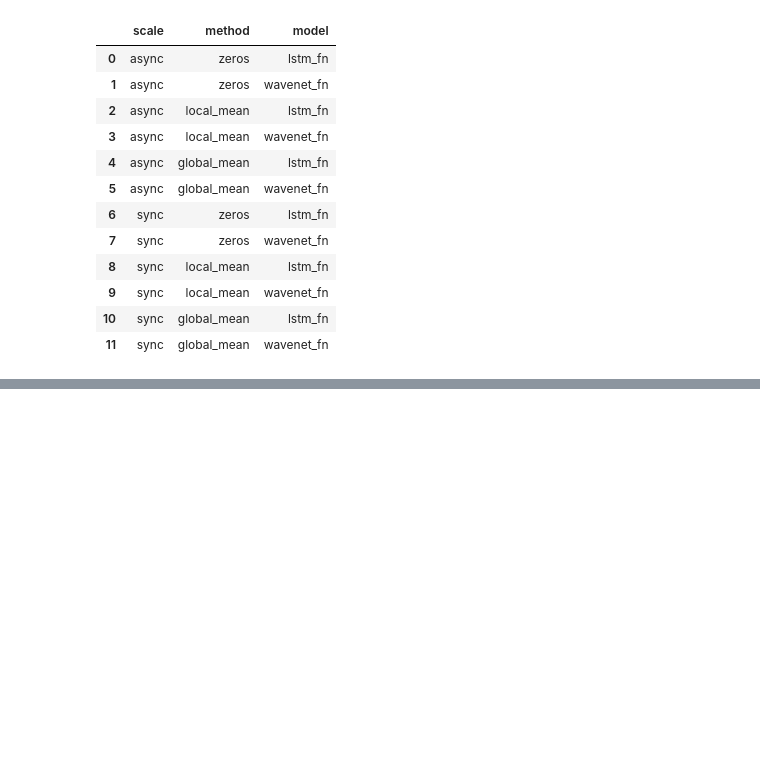
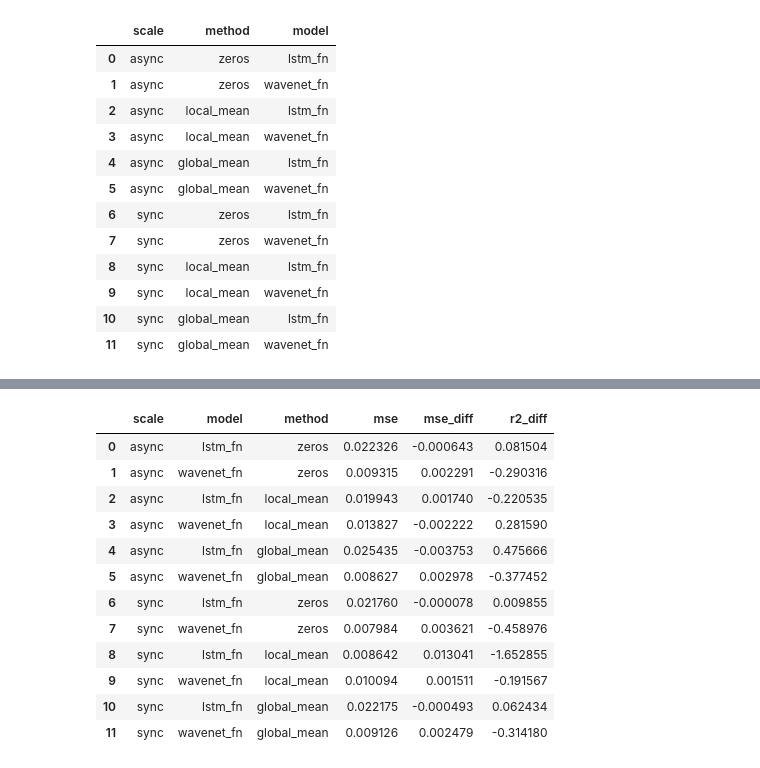
Before and after one commit to dungthuapps/tsx, a Jupyter notebook: notebooks/tsx-eval-qm.ipynb, the cells around one changed output, grey strips where cells are left out. Drawn from its saved outputs; the diff is of its cells as text; code cells hidden in the pictures; blank space fills up the shorter version.

Commit message:
Add new notebook for quality measure of explanations

```diff
--- a/notebooks/tsx-eval-qm.ipynb
+++ b/notebooks/tsx-eval-qm.ipynb
@@ -204,0 +160,2 @@ _ = pd.DataFrame(x_arr_new.T, columns=x_df.columns).plot(subplots=1)
+# %%
+explanations = np.load('data/explanations.npy', allow_pickle=True)
@@ -204,0 +267,5 @@ _ = pd.DataFrame(x_arr_new.T, columns=x_df.columns).plot(subplots=1)
+# %%
+eva_df = pd.DataFrame(list(explanations))
+eva_df = eva_df.drop("xcoef", axis=1)
+eva_df["mse_diff"] = eva_df.eval("mse_original - mse")
+eva_df["r2_diff"] = eva_df.eval("r2_original - r2")
@@ -204,0 +288,27 @@ _ = pd.DataFrame(x_arr_new.T, columns=x_df.columns).plot(subplots=1)
+# %%
+def highlight_max(s):
+    is_max = (s == s.max())
+    return ['background-color: yellow' if v else '' for v in is_max]
+
+def highlight_min(s):
+    is_min = s == s.min()
+    return ['color: %s' % 'red' if v else 'black' for v in is_min]
+
+tt = eva_df.loc[:, ["scale", "model", "method", "mse","mse_diff", "r2_diff"]]
+tt.style\
+    .apply(highlight_max, subset=['r2_diff'])\
+    .apply(highlight_min, subset=['mse_diff'])
+# %% [output]
+|  | scale | model | method | mse | mse_diff | r2_diff |
+| 0 | async | lstm_fn | zeros | 0.022326 | -0.000643 | 0.081504 |
+| 1 | async | wavenet_fn | zeros | 0.009315 | 0.002291 | -0.290316 |
+| 2 | async | lstm_fn | local_mean | 0.019943 | 0.001740 | -0.220535 |
+| 3 | async | wavenet_fn | local_mean | 0.013827 | -0.002222 | 0.281590 |
+| 4 | async | lstm_fn | global_mean | 0.025435 | -0.003753 | 0.475666 |
+| 5 | async | wavenet_fn | global_mean | 0.008627 | 0.002978 | -0.377452 |
+| 6 | sync | lstm_fn | zeros | 0.021760 | -0.000078 | 0.009855 |
+| 7 | sync | wavenet_fn | zeros | 0.007984 | 0.003621 | -0.458976 |
+| 8 | sync | lstm_fn | local_mean | 0.008642 | 0.013041 | -1.652855 |
+| 9 | sync | wavenet_fn | local_mean | 0.010094 | 0.001511 | -0.191567 |
+| 10 | sync | lstm_fn | global_mean | 0.022175 | -0.000493 | 0.062434 |
+| 11 | sync | wavenet_fn | global_mean | 0.009126 | 0.002479 | -0.314180 |
```
Also changed, not shown: parts of 18 cells of this notebook, 1 other file.
